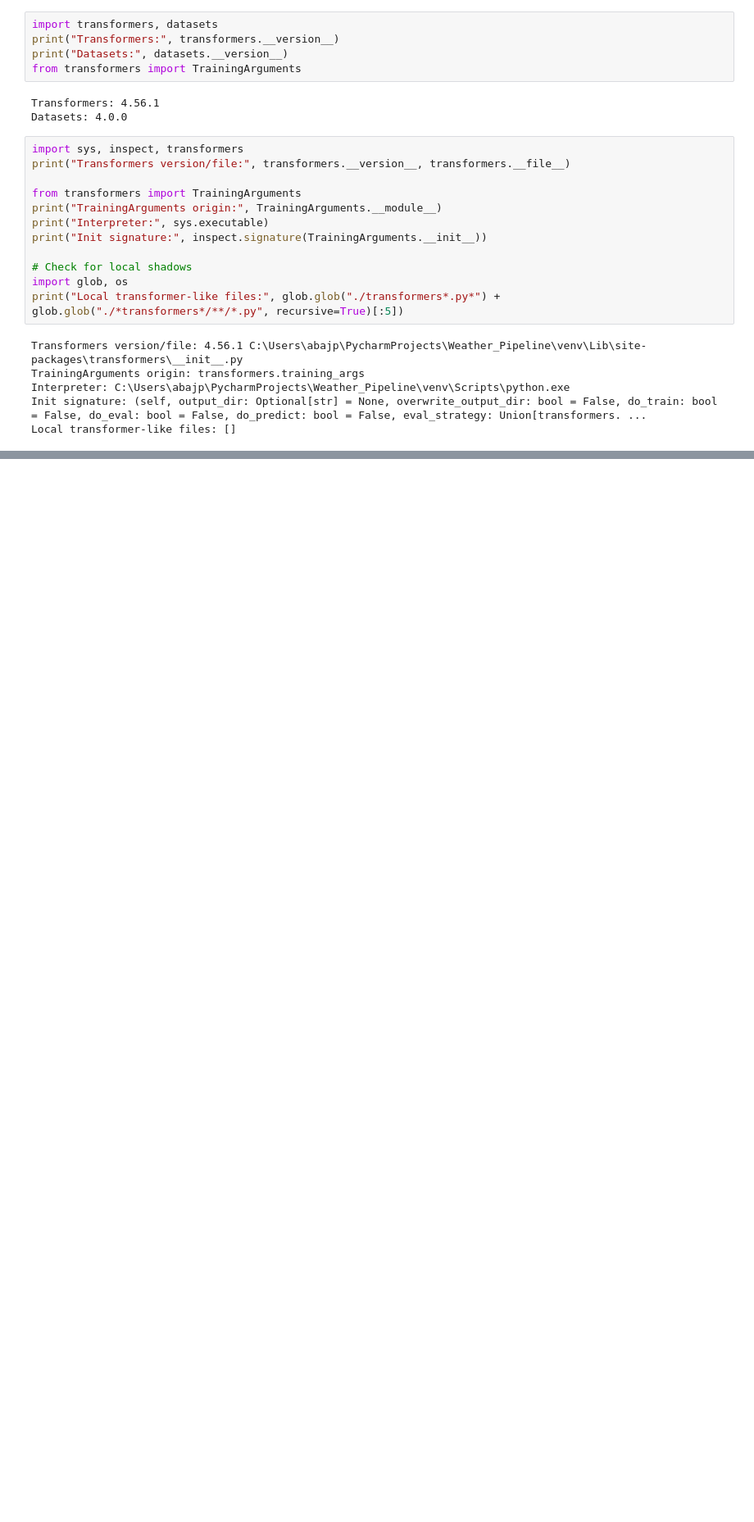
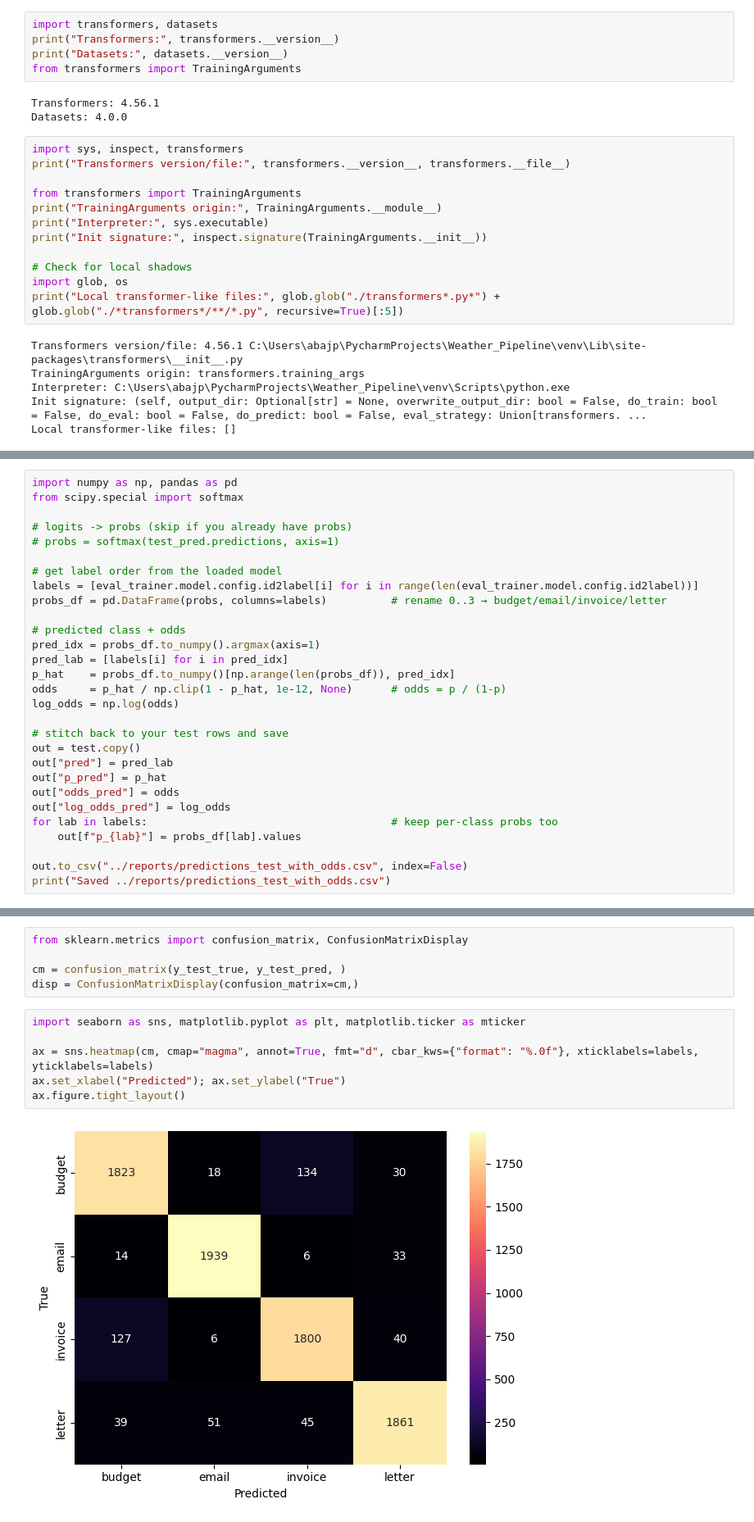
Before and after one commit to ShinPete/OCR_DOCUMENT_IDENTIFICATION, a Jupyter notebook: src/categorizer/dilbert.ipynb, the cells around one changed output, grey strips where cells are left out. Shown at 82% size. Cells and saved outputs as stored; diff of their text form; blank space fills up the shorter version.

Commit message:
adding confusion matrix

```diff
--- a/src/categorizer/dilbert.ipynb
+++ b/src/categorizer/dilbert.ipynb
@@ -95,0 +410,29 @@ print(classification_report(pred.label_ids, y_hat, target_names=labels, digits=4
+# %%
+import numpy as np, pandas as pd
+from scipy.special import softmax
+
+# logits -> probs (skip if you already have probs)
+# probs = softmax(test_pred.predictions, axis=1)
+
+# get label order from the loaded model
+labels = [eval_trainer.model.config.id2label[i] for i in range(len(eval_trainer.model.config.id2label))]
+probs_df = pd.DataFrame(probs, columns=labels)          # rename 0..3 → budget/email/invoice/letter
+
+# predicted class + odds
+pred_idx = probs_df.to_numpy().argmax(axis=1)
+pred_lab = [labels[i] for i in pred_idx]
+p_hat    = probs_df.to_numpy()[np.arange(len(probs_df)), pred_idx]
+odds     = p_hat / np.clip(1 - p_hat, 1e-12, None)      # odds = p / (1-p)
+log_odds = np.log(odds)
+
+# stitch back to your test rows and save
+out = test.copy()
+out["pred"] = pred_lab
+out["p_pred"] = p_hat
+out["odds_pred"] = odds
+out["log_odds_pred"] = log_odds
+for lab in labels:                                      # keep per-class probs too
+    out[f"p_{lab}"] = probs_df[lab].values
+
+out.to_csv("../reports/predictions_test_with_odds.csv", index=False)
+print("Saved ../reports/predictions_test_with_odds.csv")
@@ -95,0 +489,13 @@ print(classification_report(pred.label_ids, y_hat, target_names=labels, digits=4
+# %%
+from sklearn.metrics import confusion_matrix, ConfusionMatrixDisplay
+
+cm = confusion_matrix(y_test_true, y_test_pred, )
+disp = ConfusionMatrixDisplay(confusion_matrix=cm,)
+# %%
+import seaborn as sns, matplotlib.pyplot as plt, matplotlib.ticker as mticker
+
+ax = sns.heatmap(cm, cmap="magma", annot=True, fmt="d", cbar_kws={"format": "%.0f"}, xticklabels=labels, yticklabels=labels)
+ax.set_xlabel("Predicted"); ax.set_ylabel("True")
+ax.figure.tight_layout()
+# %% [output]
+[figure, added]
```
Also changed, not shown: parts of 19 cells of this notebook, 3 other files.
